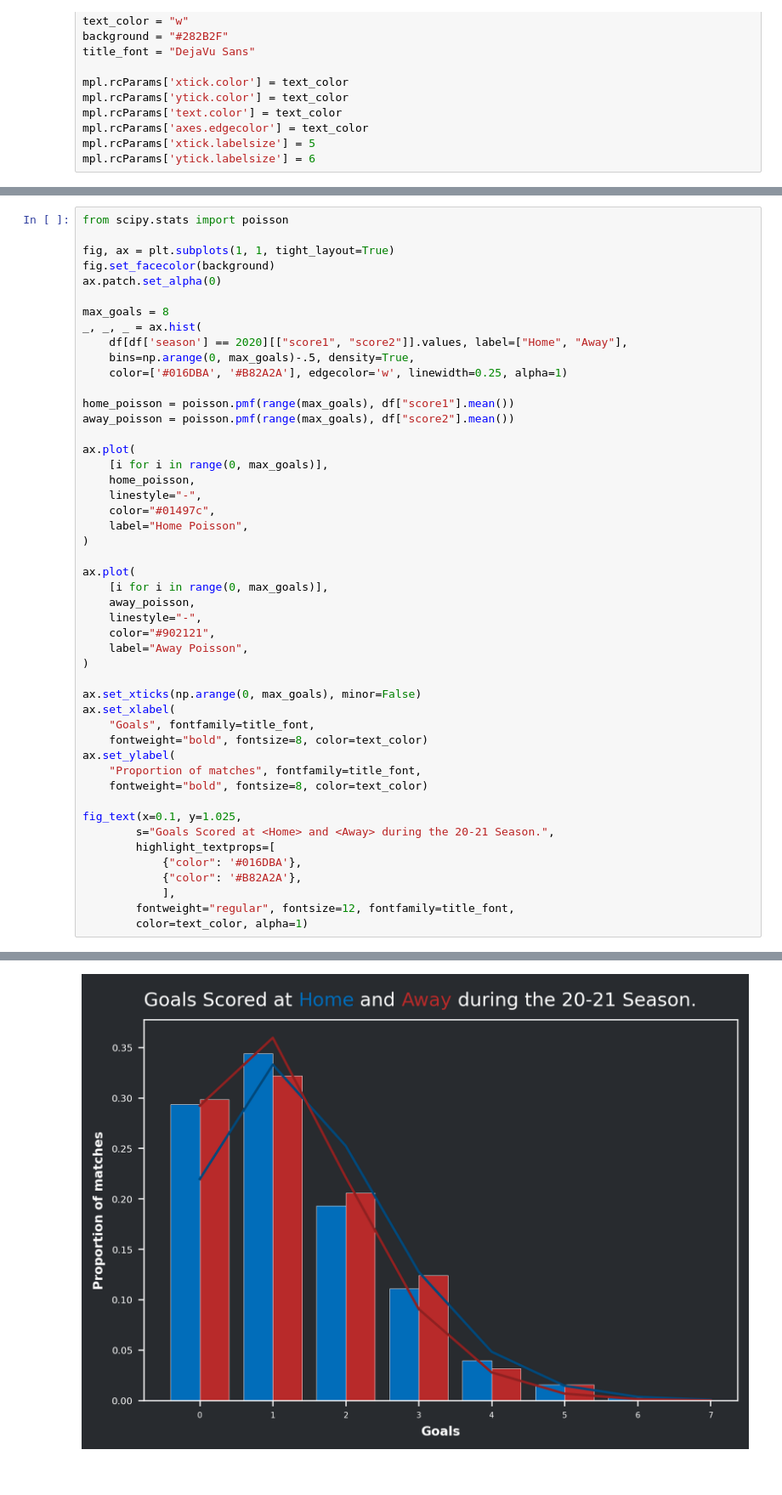
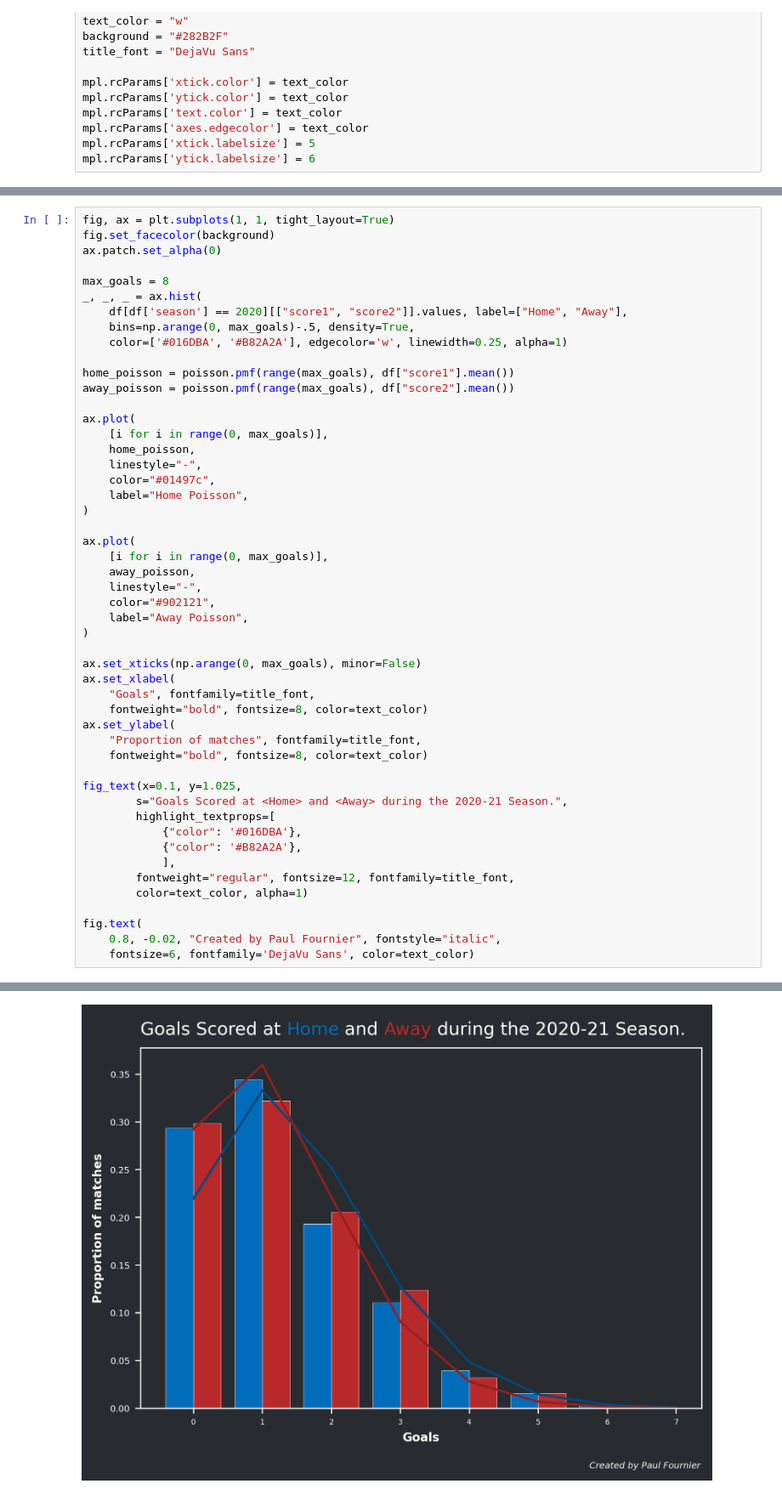
Before and after one commit to Fournierp/FPL, a Jupyter notebook: analysis/score.ipynb, the cells around one changed output, grey strips where cells are left out. Shown: that part at 85% size. Saved outputs shown, nothing was run; the diff lists cells and outputs as text.

```diff
--- a/analysis/score.ipynb
+++ b/analysis/score.ipynb
@@ -104,6 +108,4 @@ fig_text(x=0.1, y=1.025,
 # %%
-from scipy.stats import poisson
-
 fig, ax = plt.subplots(1, 1, tight_layout=True)
 fig.set_facecolor(background)
 ax.patch.set_alpha(0)
@@ -142,11 +144,15 @@ ax.set_ylabel(
     fontweight="bold", fontsize=8, color=text_color)
 
 fig_text(x=0.1, y=1.025,
-        s="Goals Scored at <Home> and <Away> during the 20-21 Season.",
+        s="Goals Scored at <Home> and <Away> during the 2020-21 Season.",
         highlight_textprops=[
             {"color": '#016DBA'},
             {"color": '#B82A2A'},
             ],
         fontweight="regular", fontsize=12, fontfamily=title_font,
         color=text_color, alpha=1)
+
+fig.text(
+    0.8, -0.02, "Created by Paul Fournier", fontstyle="italic",
+    fontsize=6, fontfamily='DejaVu Sans', color=text_color)
 # %% [output]
@@ -154,4 +160,4 @@ fig_text(x=0.1, y=1.025,
-[figure, old version]
+[figure, new version]
 # %%
 mpl.rcParams['xtick.labelsize'] = 6
 mpl.rcParams['ytick.labelsize'] = 6
```
Also changed, not shown: parts of 3 cells of this notebook.
